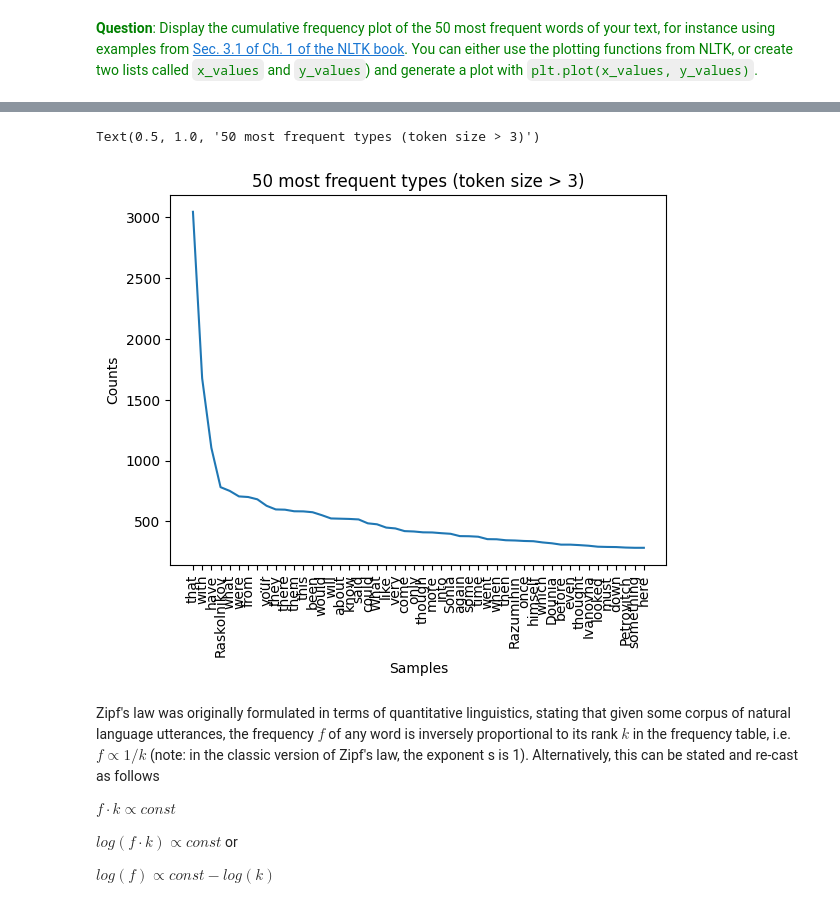
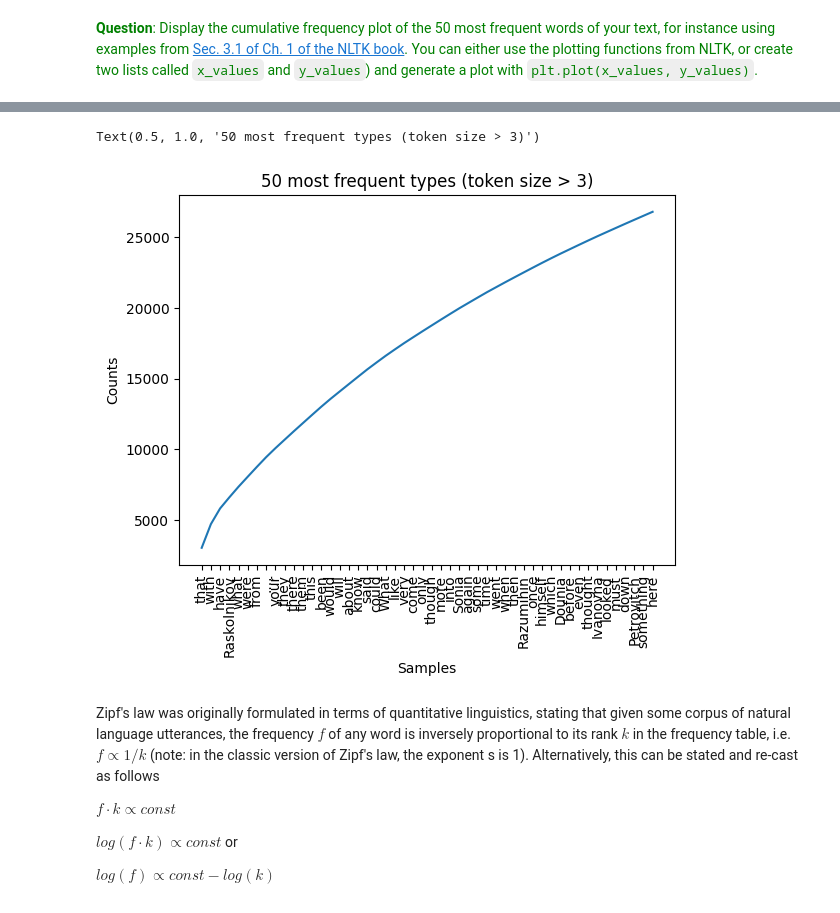
Before and after one commit to dave1b/TSM_AnTeDe, a Jupyter notebook: week 1/MSE_AnTeDe_Lab1_dave_brunner.ipynb, the cells around one changed output, grey strips where cells are left out. Saved outputs shown, nothing was run; the diff lists cells and outputs as text; code cells hidden in the pictures.

```diff
--- a/week 1/MSE_AnTeDe_Lab1_dave_brunner.ipynb
+++ b/week 1/MSE_AnTeDe_Lab1_dave_brunner.ipynb
@@ -204,16 +190,18 @@ freq_distr.plot(50)
 # %%
 freq_token, counts = [], []
+_count = 0
 for (token, count) in most_common_50:
     freq_token.append(token)
-    counts.append(count)
+    _count += count
+    counts.append(_count)
 plt.plot(freq_token, counts)
 plt.xticks(rotation=90)
 plt.ylabel("Counts")
 plt.xlabel("Samples")
 plt.title("50 most frequent types (token size > 3)")
 # %% [output]
 Text(0.5, 1.0, '50 most frequent types (token size > 3)')
-[figure, old version]
+[figure, new version]
 # %% [markdown]
 Zipf's law was originally formulated in terms of quantitative linguistics, stating that given some corpus of natural language utterances, the frequency $f$ of any word is inversely proportional to its rank $k$ in the frequency table, i.e. $f ∝ 1/k$ (note: in the classic version of Zipf's law, the exponent s is 1). Alternatively, this can be stated and re-cast as follows
 
```
Also changed, not shown: parts of 6 cells of this notebook.
